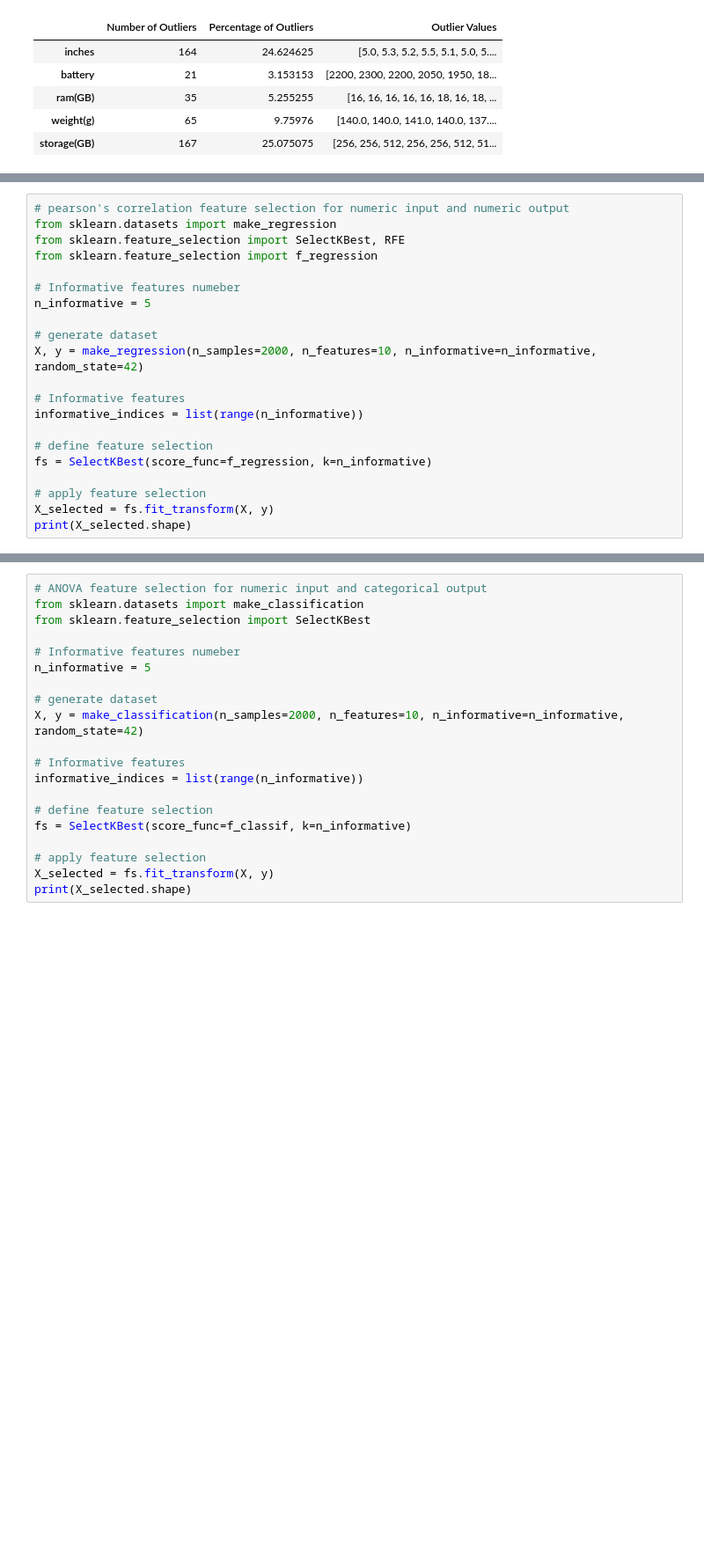
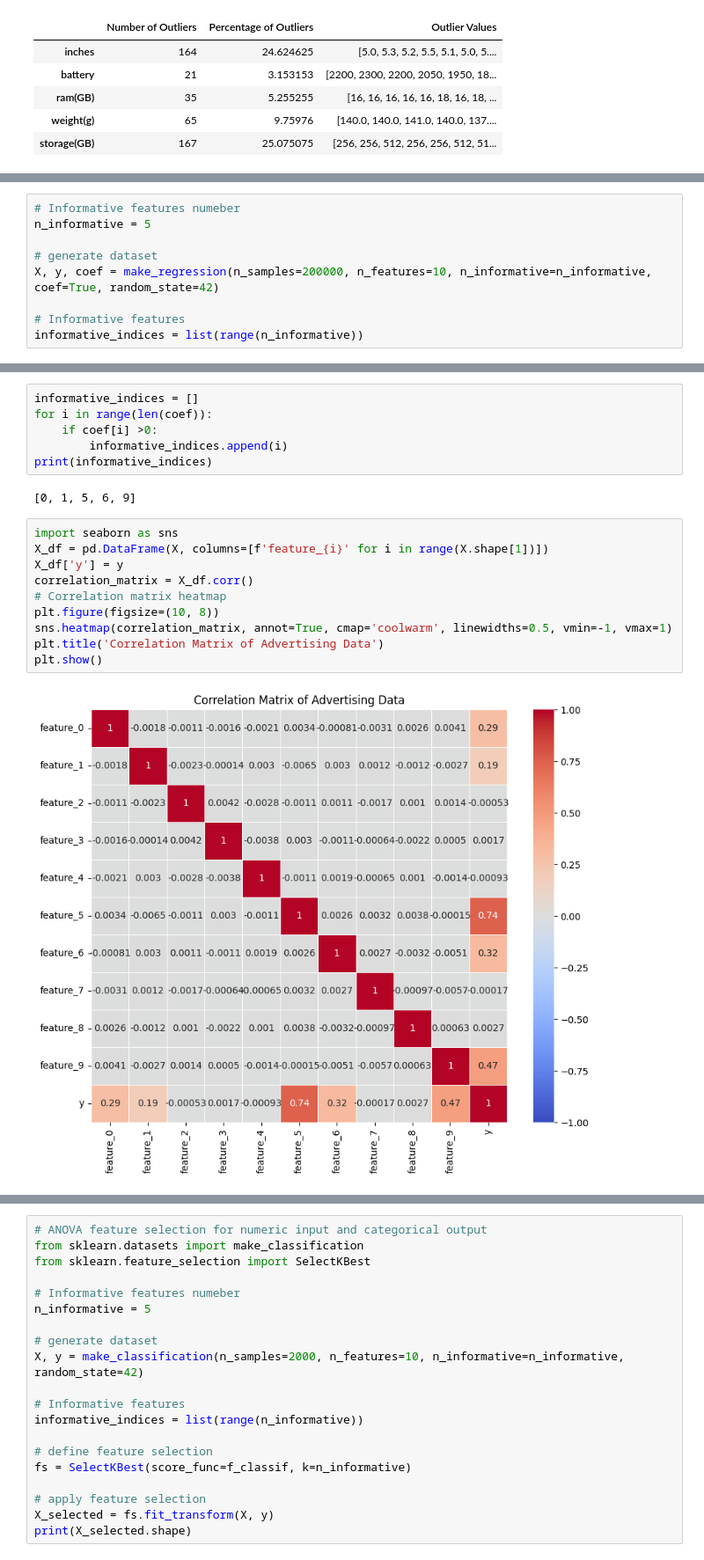
Before and after one commit to vincenzorrei/EDU-FeatureSelection, a Jupyter notebook: main.ipynb, the cells around one changed output, grey strips where cells are left out. Shown at 88% size. Cells and saved outputs as stored; diff of their text form; blank space fills up the shorter version.

```diff
--- a/main.ipynb
+++ b/main.ipynb
@@ -512,22 +561,10 @@ Feature selection is primarily focused on removing non-informative or redundant
 Pearson's Correlation Coefficient via the f_regression()
 # %%
-# pearson's correlation feature selection for numeric input and numeric output
-from sklearn.datasets import make_regression
-from sklearn.feature_selection import SelectKBest, RFE
-from sklearn.feature_selection import f_regression
-
 # Informative features numeber
 n_informative = 5
 
 # generate dataset
-X, y = make_regression(n_samples=2000, n_features=10, n_informative=n_informative, random_state=42)
+X, y, coef = make_regression(n_samples=200000, n_features=10, n_informative=n_informative, coef=True, random_state=42)
 
 # Informative features
 informative_indices = list(range(n_informative))
-
-# define feature selection
-fs = SelectKBest(score_func=f_regression, k=n_informative)
-
-# apply feature selection
-X_selected = fs.fit_transform(X, y)
-print(X_selected.shape)
@@ -535,0 +576,20 @@ print(X_selected.shape)
+# %%
+informative_indices = []
+for i in range(len(coef)):
+    if coef[i] >0:
+        informative_indices.append(i)
+print(informative_indices)
+# %% [output]
+[0, 1, 5, 6, 9]
+# %%
+import seaborn as sns
+X_df = pd.DataFrame(X, columns=[f'feature_{i}' for i in range(X.shape[1])])
+X_df['y'] = y
+correlation_matrix = X_df.corr()
+# Correlation matrix heatmap
+plt.figure(figsize=(10, 8))
+sns.heatmap(correlation_matrix, annot=True, cmap='coolwarm', linewidths=0.5, vmin=-1, vmax=1)
+plt.title('Correlation Matrix of Advertising Data')
+plt.show()
+# %% [output]
+[figure, added]
```
Also changed, not shown: parts of 35 cells of this notebook.
